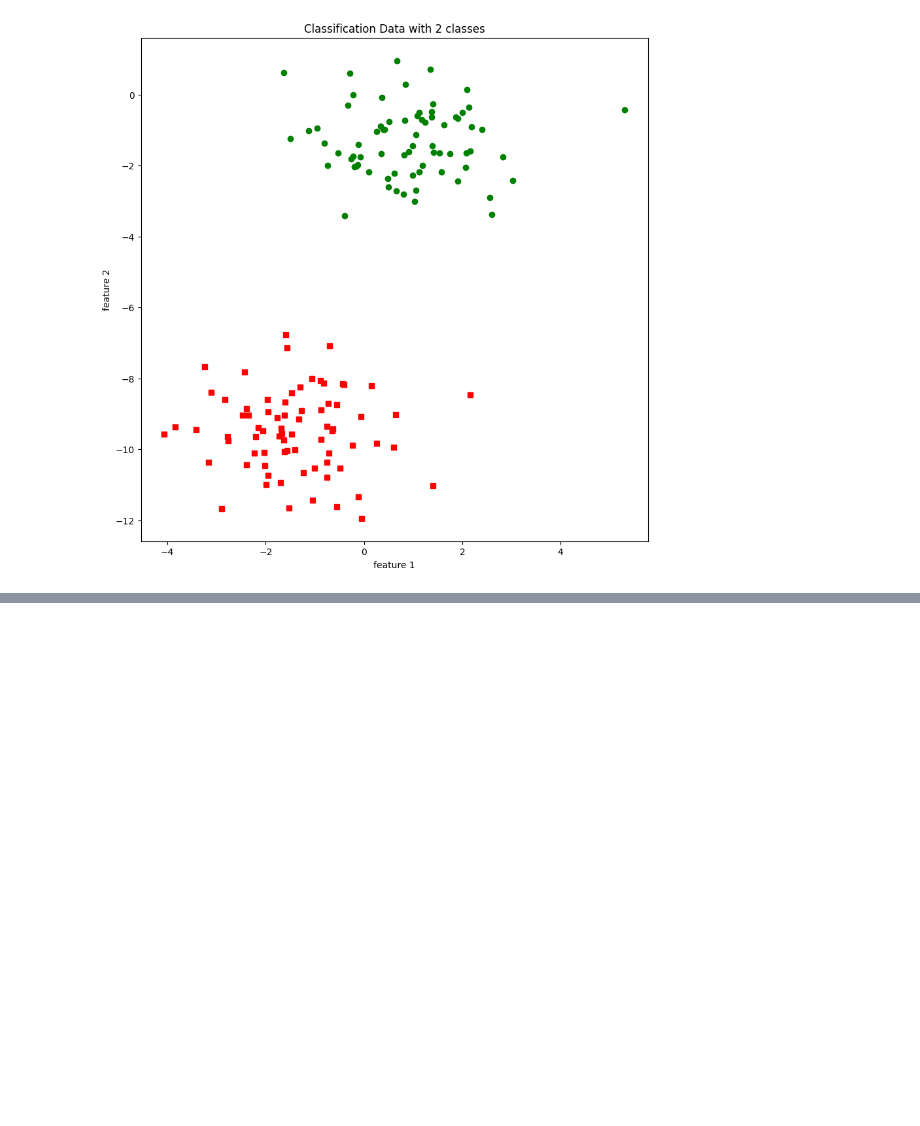
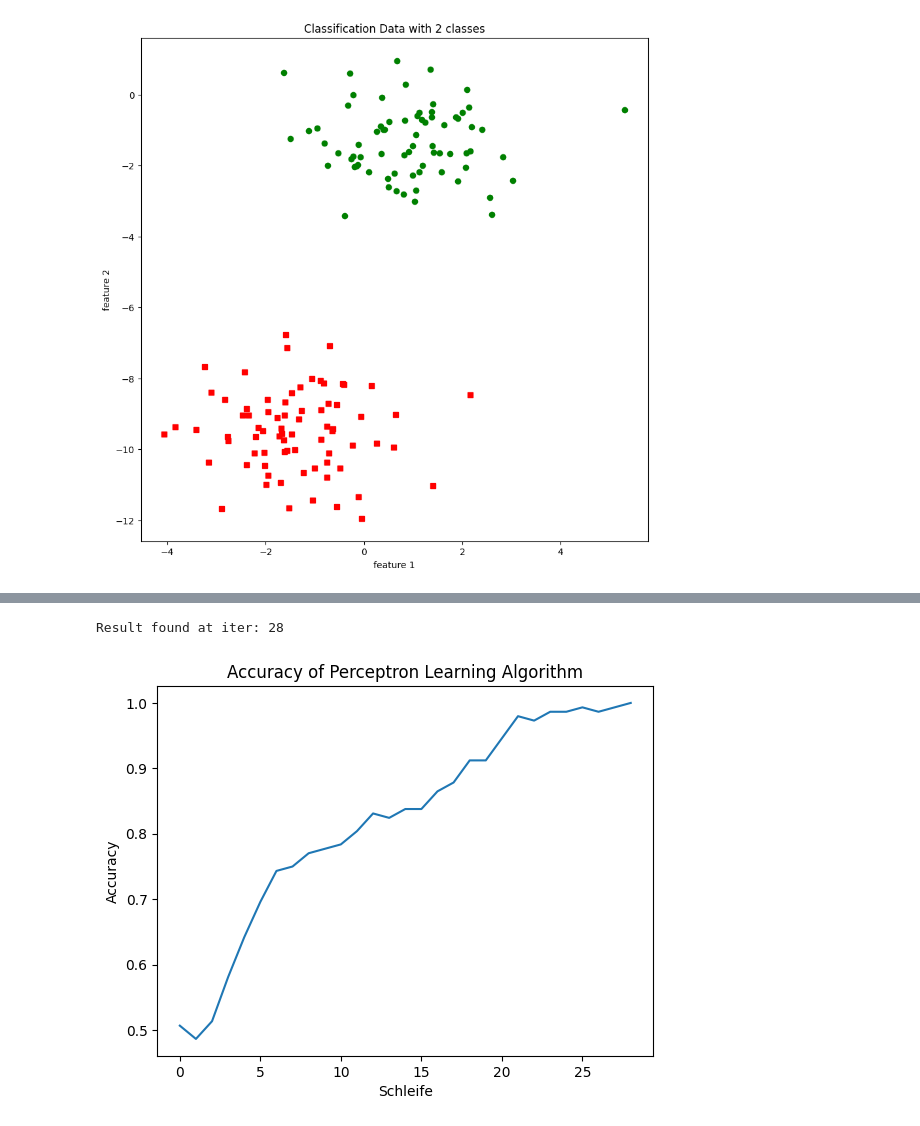
Before and after one commit to trungvt138/MMP, a Jupyter notebook: MMP3/Perceptron_dataset copy.ipynb, the cells around one changed output, grey strips where cells are left out. Cells and saved outputs as stored; diff of their text form; code cells hidden in the pictures; blank space fills up the shorter version.

```diff
--- a/MMP3/Perceptron_dataset copy.ipynb
+++ b/MMP3/Perceptron_dataset copy.ipynb
@@ -83,7 +83,7 @@ def PerzeptronLernen(m_plus, m_minus, iters=10):
     print(f"Result not found after {iters} iterations.")
     return ws, corrs
 # %%
-def PerzeptronLernenDelta(m_plus, m_minus,learning_rate, iters=10):
+def PerzeptronLernenDelta(m_plus, m_minus,learning_rate, bias = 1, iters=100):
     itemCount = len(m_plus) + len(m_minus)
     w = np.ones(len(m_plus[0]))
     ws = []
@@ -97,7 +97,7 @@ def PerzeptronLernenDelta(m_plus, m_minus,learning_rate, iters=10):
             else:
                 tx = 0
 
-            if np.dot(w,x) > 0:
+            if np.dot(w,x) + bias > 0:
                 o = 1
             else:
                 o = 0
@@ -178,0 +157,12 @@ Learning rate: 0.2
+# %%
+ws, res = PerzeptronLernenDelta(m_plus, m_minus, 0.1, 50)
+# %% [output]
+Result found at iter: 28
+# %%
+plt.plot(res)
+plt.xlabel('Schleife')
+plt.ylabel('Accuracy')
+plt.title('Accuracy of Perceptron Learning Algorithm')
+plt.show()
+# %% [output]
+[figure, added]
```
Also changed, not shown: parts of 3 cells of this notebook, 2 other files.
